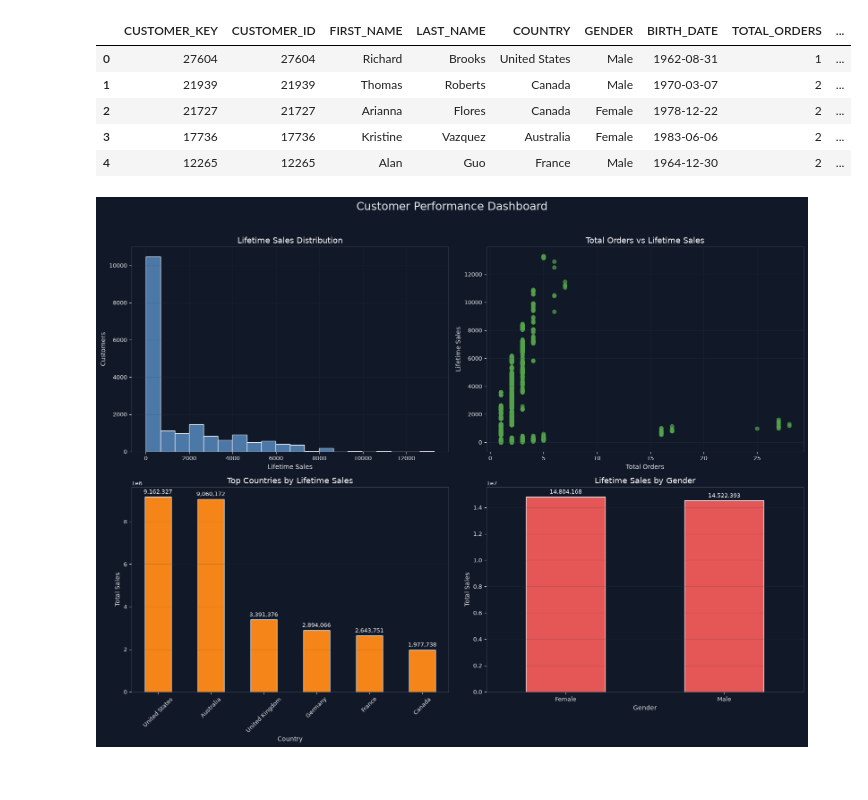
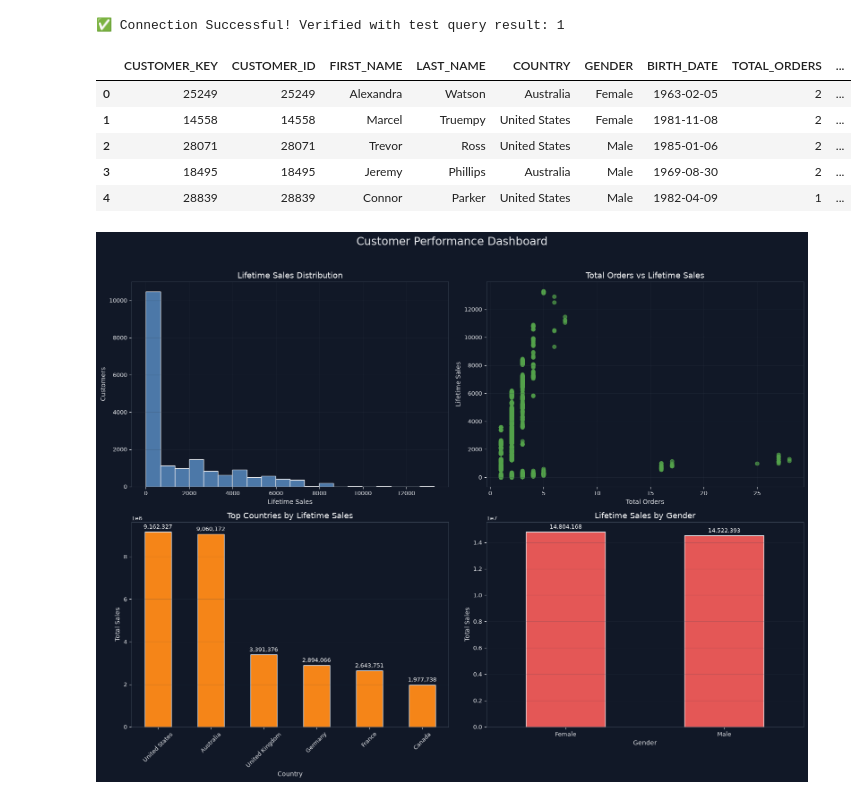
Before and after one commit to Datanerdbytes/snowflake-dbt-ecommerce-analytics, a Jupyter notebook: ecommerce_analytics/notebooks/customer_mart_viz.ipynb, the cells around one changed output. Drawn from its saved outputs; the diff is of its cells as text; code cells hidden in the pictures.

```diff
--- a/ecommerce_analytics/notebooks/customer_mart_viz.ipynb
+++ b/ecommerce_analytics/notebooks/customer_mart_viz.ipynb
@@ -35,19 +4,49 @@ except Exception as e:
-# %%
-cur = conn.cursor()
-
-# Move the semicolon to the very end
-query = "SELECT * FROM RAW_DB.ECOM_SOURCE.MART_CUSTOMER_SALES;"
-cur.execute(query)
-
-df = cur.fetch_pandas_all()
-df.head()
-# %% [output]
-|  | CUSTOMER_KEY | CUSTOMER_ID | FIRST_NAME | LAST_NAME | COUNTRY | GENDER | BIRTH_DATE | TOTAL_ORDERS | ... |
-| 0 | 27604 | 27604 | Richard | Brooks | United States | Male | 1962-08-31 | 1 | ... |
-| 1 | 21939 | 21939 | Thomas | Roberts | Canada | Male | 1970-03-07 | 2 | ... |
-| 2 | 21727 | 21727 | Arianna | Flores | Canada | Female | 1978-12-22 | 2 | ... |
-| 3 | 17736 | 17736 | Kristine | Vazquez | Australia | Female | 1983-06-06 | 2 | ... |
-| 4 | 12265 | 12265 | Alan | Guo | France | Male | 1964-12-30 | 2 | ... |
+# %%
+import pandas as pd
+import snowflake.connector
+import os
+from dotenv import load_dotenv
+
+# Load environment variables from .env file
+load_dotenv('/Users/roelsomido/dbt_projects/.env')
+
+try:
+    conn = snowflake.connector.connect(
+        user=os.getenv('SNOWFLAKE_USER'),
+        password=os.getenv('SNOWFLAKE_PASSWORD'),
+        account=os.getenv('SNOWFLAKE_ACCOUNT'),
+        warehouse=os.getenv('SNOWFLAKE_WAREHOUSE'),
+        database=os.getenv('SNOWFLAKE_DATABASE'),
+        schema=os.getenv('SNOWFLAKE_SCHEMA')
+    )
+
+    with conn.cursor() as cur:
+        cur.execute("SELECT 1;")
+        result = cur.fetchone()
+
+    print("✅ Connection Successful! Verified with test query result:", result[0])
+
+except snowflake.connector.errors.ProgrammingError as e:
+    print(f"❌ Connection Failed! Please check your credentials or account details.\nError: {e}")
+except Exception as e:
+    print(f"❌ An unexpected error occurred: {e}")
+# %% [output]
+✅ Connection Successful! Verified with test query result: 1
+# %%
+cur = conn.cursor()
+
+query = "SELECT * FROM RAW_DB.ECOM_SOURCE.MART_CUSTOMER_SALES"
+cur.execute(query)
+
+df = cur.fetch_pandas_all()
+df.head()
+# %% [output]
+|  | CUSTOMER_KEY | CUSTOMER_ID | FIRST_NAME | LAST_NAME | COUNTRY | GENDER | BIRTH_DATE | TOTAL_ORDERS | ... |
+| 0 | 25249 | 25249 | Alexandra | Watson | Australia | Female | 1963-02-05 | 2 | ... |
+| 1 | 14558 | 14558 | Marcel | Truempy | United States | Female | 1981-11-08 | 2 | ... |
+| 2 | 28071 | 28071 | Trevor | Ross | United States | Male | 1985-01-06 | 2 | ... |
+| 3 | 18495 | 18495 | Jeremy | Phillips | Australia | Male | 1969-08-30 | 2 | ... |
+| 4 | 28839 | 28839 | Connor | Parker | United States | Male | 1982-04-09 | 1 | ... |
 # %%
 # Create a clean working dataframe for plotting
 plot_df = df.copy()
```
Also changed, not shown: parts of 1 cell of this notebook, 19 other files.
